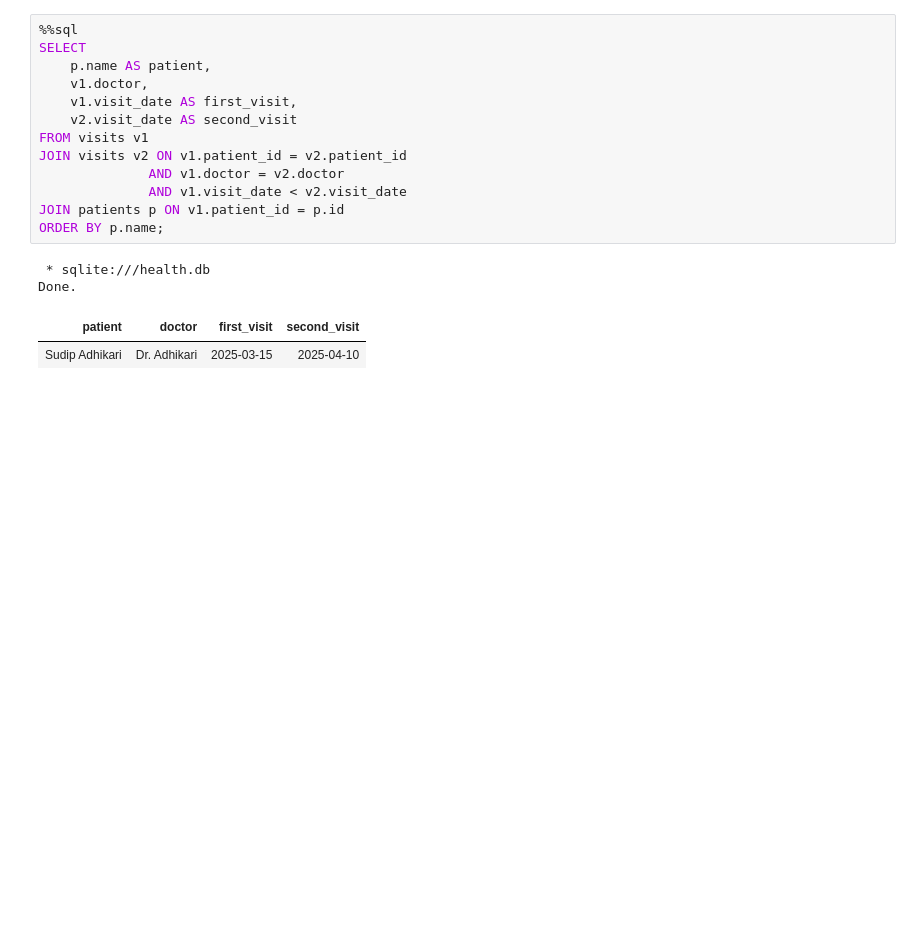
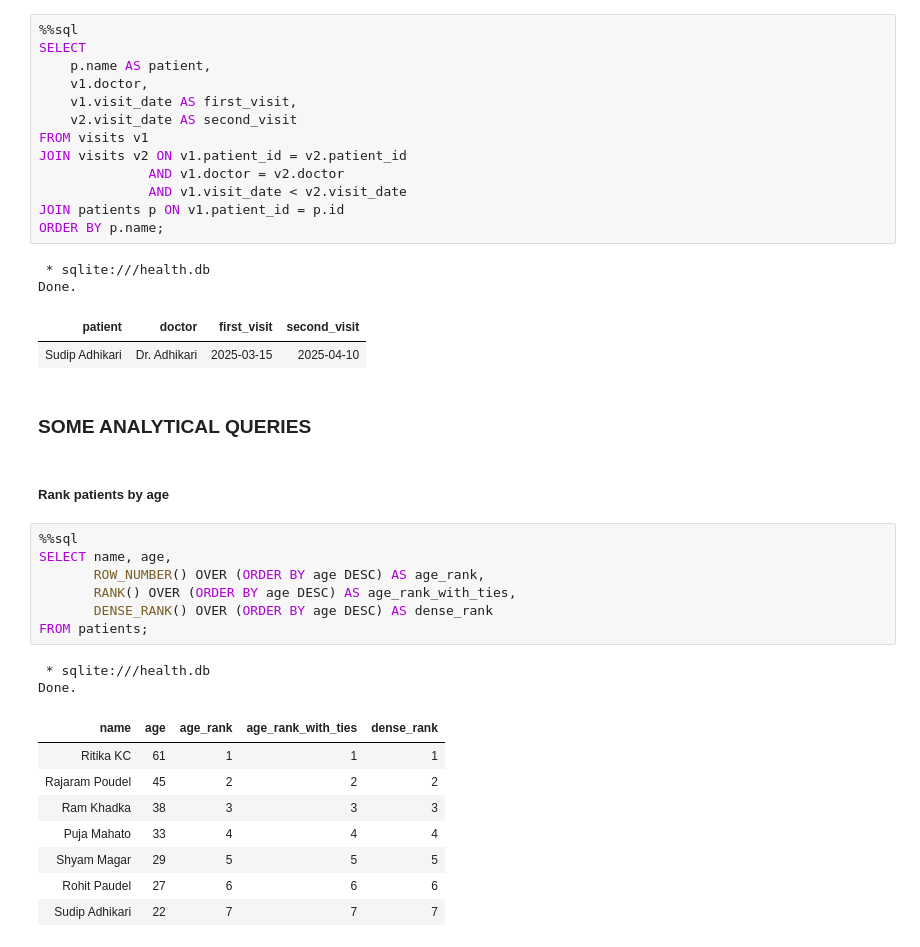
Before and after one commit to sudip07adk/MySQL-Data, a Jupyter notebook: records.ipynb, the cells around one changed output. Cells and saved outputs as stored; diff of their text form; blank space fills up the shorter version.

```diff
--- a/records.ipynb
+++ b/records.ipynb
@@ -409,3 +409,25 @@ ORDER BY p.name;
 Done.
 | patient | doctor | first_visit | second_visit |
 | Sudip Adhikari | Dr. Adhikari | 2025-03-15 | 2025-04-10 |
+# %% [markdown]
+### SOME ANALYTICAL QUERIES
+# %% [markdown]
+##### Rank patients by age
+# %%
+%%sql
+SELECT name, age,
+       ROW_NUMBER() OVER (ORDER BY age DESC) AS age_rank,
+       RANK() OVER (ORDER BY age DESC) AS age_rank_with_ties,
+       DENSE_RANK() OVER (ORDER BY age DESC) AS dense_rank
+FROM patients;
+# %% [output]
+ * sqlite:///health.db
+Done.
+| name | age | age_rank | age_rank_with_ties | dense_rank |
+| Ritika KC | 61 | 1 | 1 | 1 |
+| Rajaram Poudel | 45 | 2 | 2 | 2 |
+| Ram Khadka | 38 | 3 | 3 | 3 |
+| Puja Mahato | 33 | 4 | 4 | 4 |
+| Shyam Magar | 29 | 5 | 5 | 5 |
+| Rohit Paudel | 27 | 6 | 6 | 6 |
+| Sudip Adhikari | 22 | 7 | 7 | 7 |
```
Also changed, not shown: parts of 11 cells of this notebook, 1 other file.
